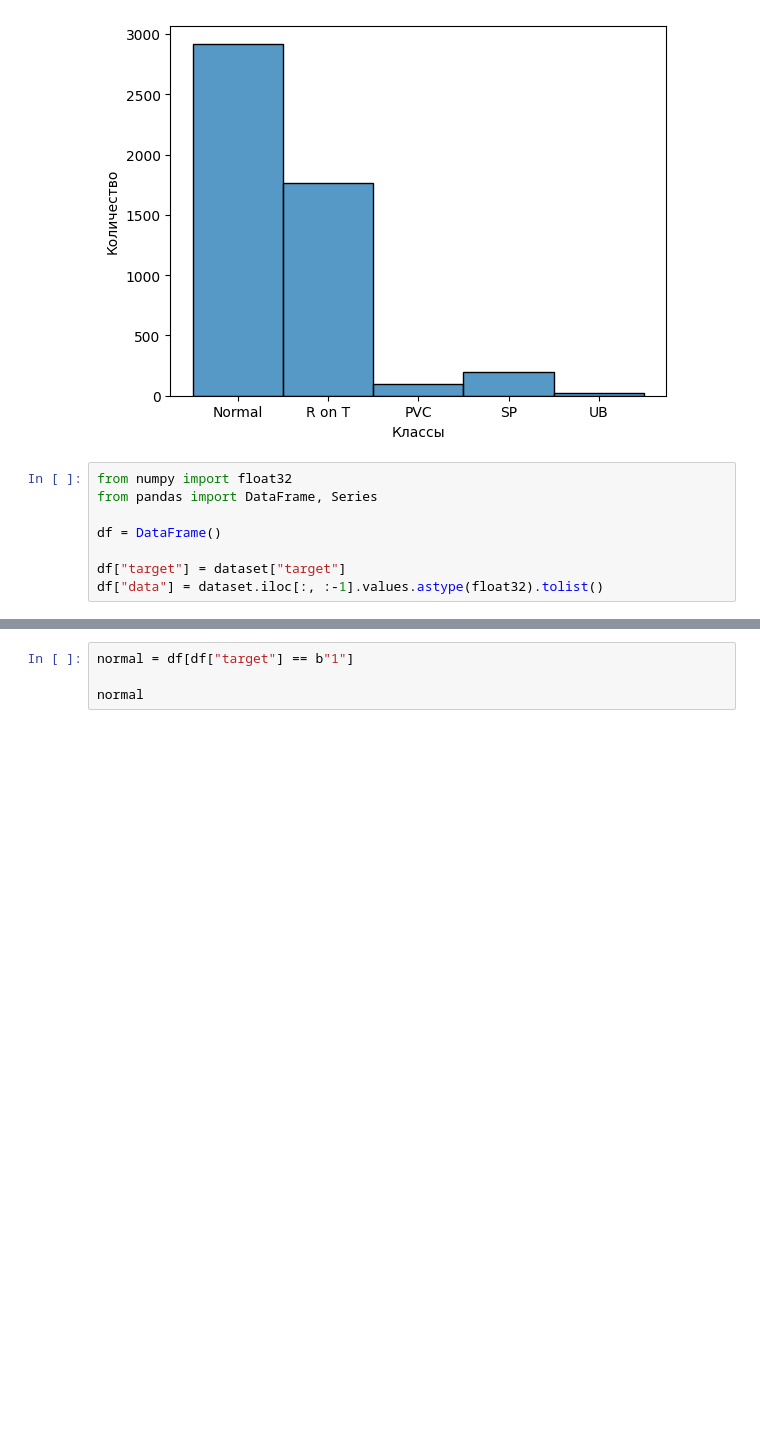
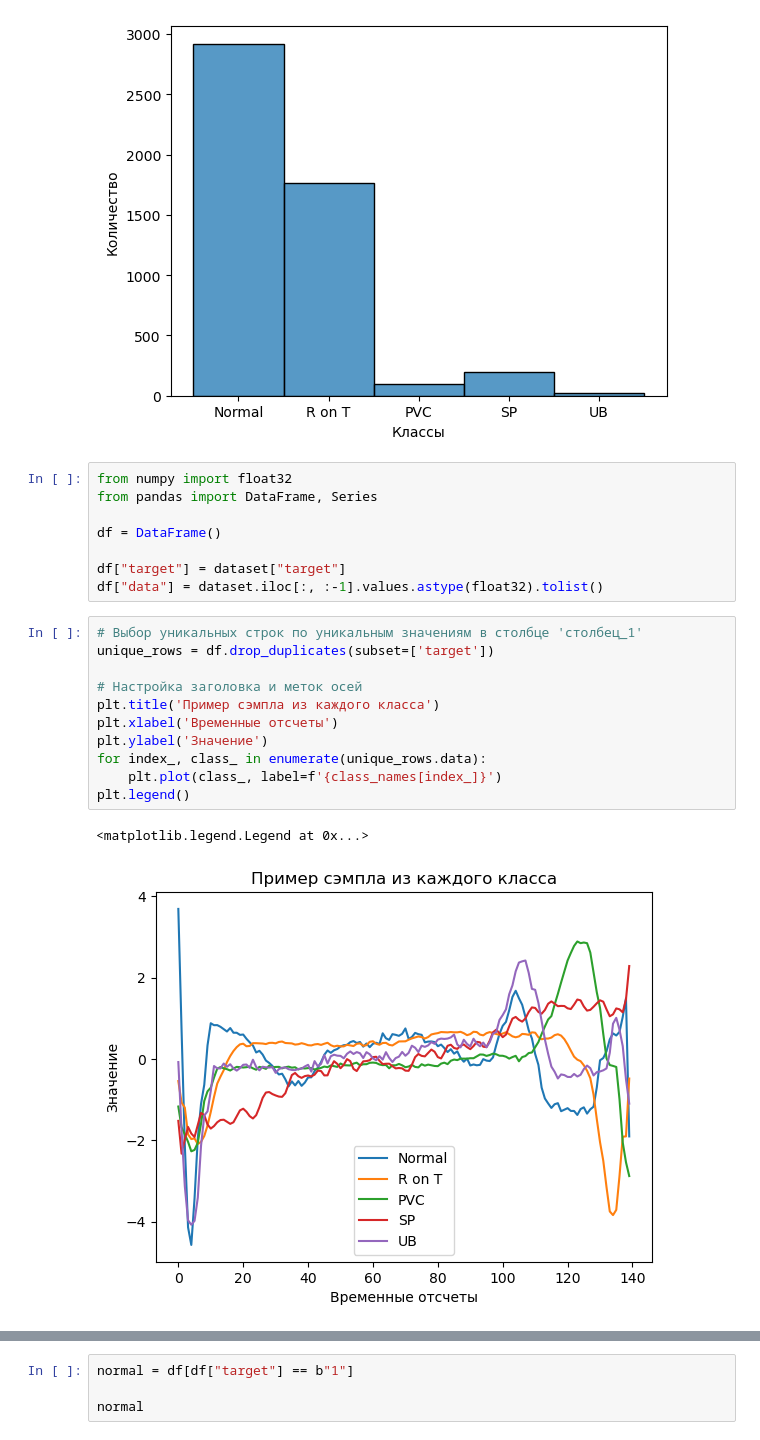
Before and after one commit to GoreevArtem/ecg, a Jupyter notebook: ECG 5000.ipynb, the cells around one changed output, grey strips where cells are left out. Cells and saved outputs as stored; diff of their text form; blank space fills up the shorter version.

```diff
--- a/ECG 5000.ipynb
+++ b/ECG 5000.ipynb
@@ -67,6 +66,20 @@ df = DataFrame()
 
 df["target"] = dataset["target"]
 df["data"] = dataset.iloc[:, :-1].values.astype(float32).tolist()
+# %%
+# Выбор уникальных строк по уникальным значениям в столбце 'столбец_1'
+unique_rows = df.drop_duplicates(subset=['target'])
+
+# Настройка заголовка и меток осей
+plt.title('Пример сэмпла из каждого класcа')
+plt.xlabel('Временные отсчеты')
+plt.ylabel('Значение')
+for index_, class_ in enumerate(unique_rows.data):
+    plt.plot(class_, label=f'{class_names[index_]}')
+plt.legend()
+# %% [output]
+<matplotlib.legend.Legend at 0x...>
+[figure, added]
 # %%
 unique_targets = df['target'].unique().tolist()
 
```
Also changed, not shown: parts of 6 cells of this notebook.
